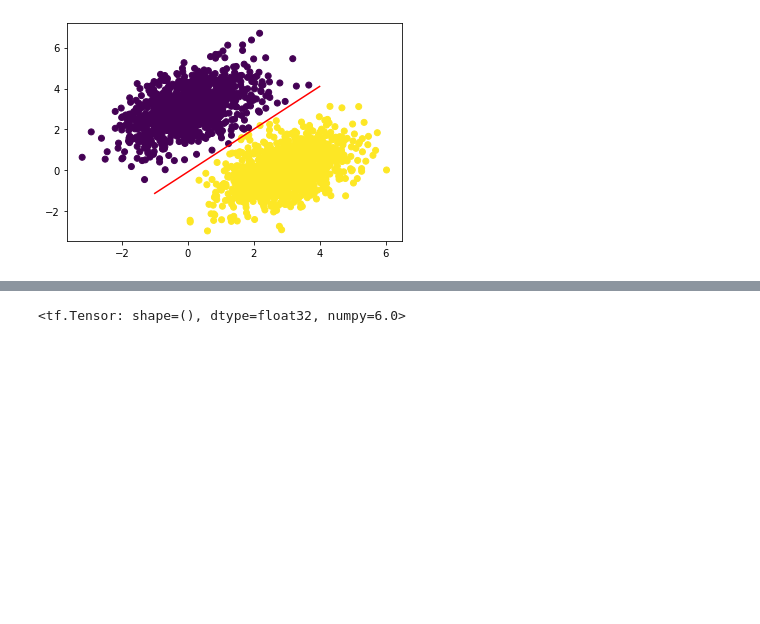
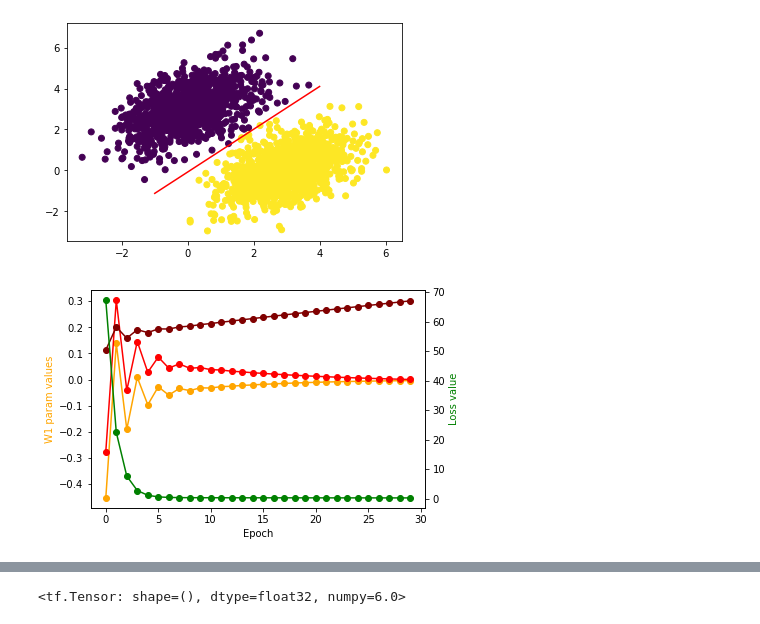
Before and after one commit to Kaizzen42/DLwPyFCholletBook, a Jupyter notebook: Chapter_3.ipynb, the cells around one changed output, grey strips where cells are left out. Drawn from its saved outputs; the diff is of its cells as text; code cells hidden in the pictures; blank space fills up the shorter version.

```diff
--- a/Chapter_3.ipynb
+++ b/Chapter_3.ipynb
@@ -263,3 +219,24 @@ plt.scatter(inputs[:, 0], inputs[:, 1], c=predictions[:, 0] > 0.5)
 # %% [output]
 <matplotlib.collections.PathCollection at 0x...>
 [figure]
+# %%
+import matplotlib.pyplot as plt
+
+x_axis = range(len(losses))
+y1_axis = W1s
+y2_axis = losses
+
+fig, ax1 = plt.subplots()
+ax2 = ax1.twinx()
+ax1.plot(x_axis, y1_axis, 'o-', color="orange")
+ax1.plot(x_axis, W2s, 'o-', color="red")
+ax1.plot(x_axis, bs, 'o-', color="maroon")
+ax2.plot(x_axis, y2_axis, 'o-', color="green")
+
+ax1.set_xlabel("Epoch")
+ax1.set_ylabel("W1 param values", color="orange")
+ax2.set_ylabel("Loss value", color="green")
+
+plt.show()
+# %% [output]
+[figure, added]
```
Also changed, not shown: parts of 7 cells of this notebook.
